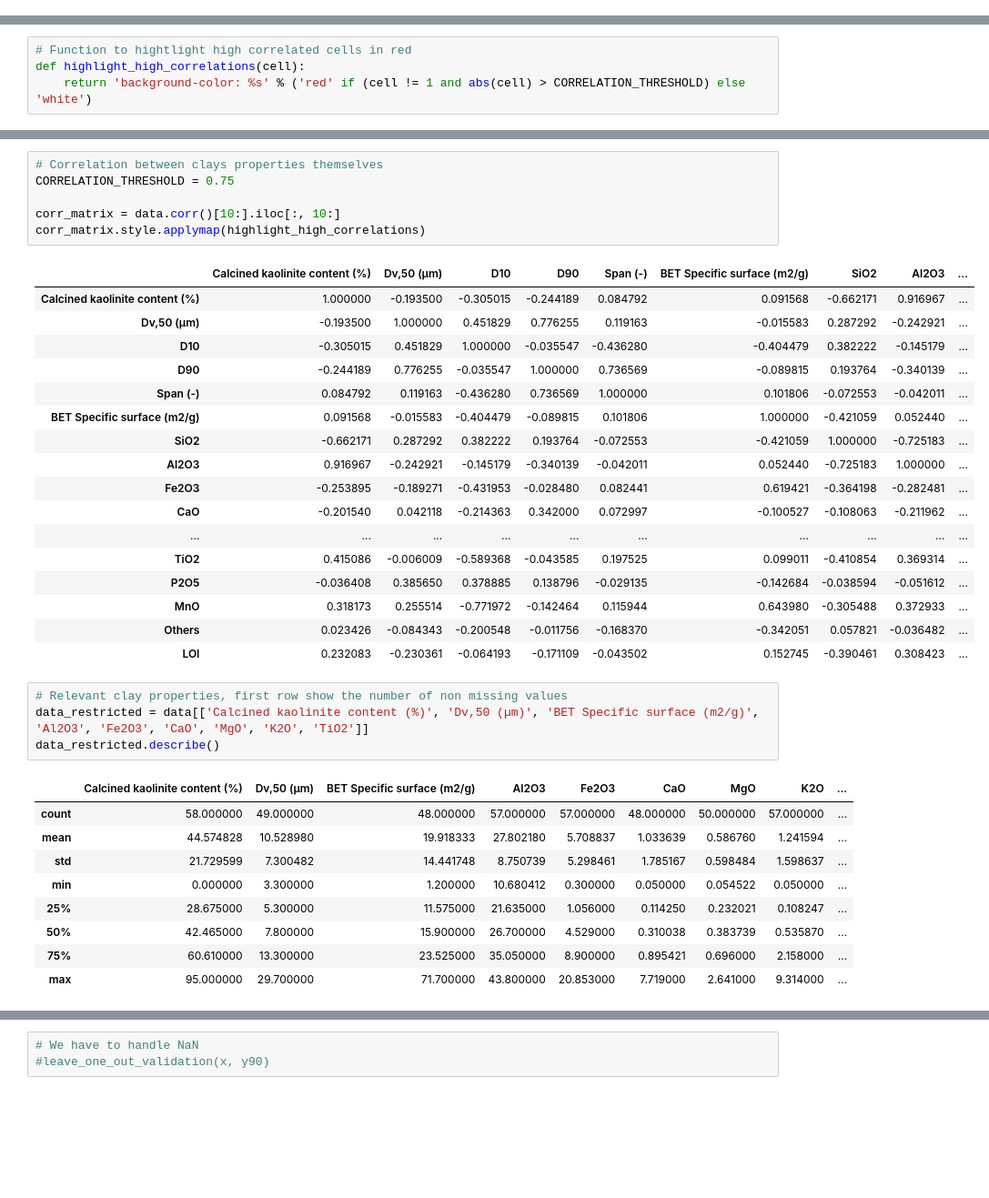
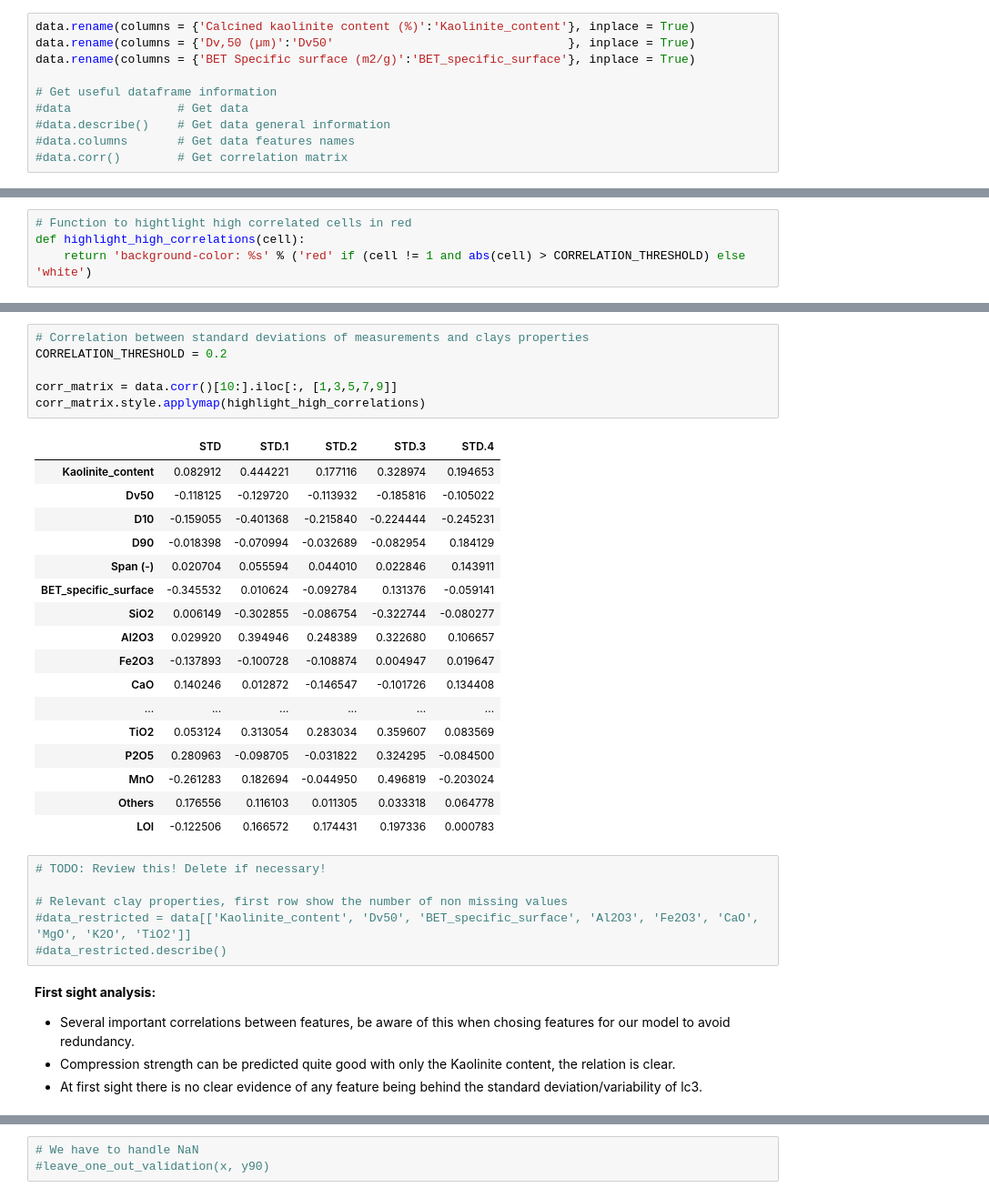
Before and after one commit to frblazquez/LC3, a Jupyter notebook: Project 2/lc3.ipynb, the cells around one changed output, grey strips where cells are left out. Shown: that part at 91% size. Cells and saved outputs as stored; diff of their text form; blank space fills up the shorter version.

Commit message:
WIP: lc3 compression strength predictors

```diff
--- a/Project 2/lc3.ipynb
+++ b/Project 2/lc3.ipynb
@@ -30,0 +26,10 @@ data = pd.read_excel(DATA_PATH, skiprows=[0], na_values=['-'])
+# %%
+data.rename(columns = {'Calcined kaolinite content (%)':'Kaolinite_content'}, inplace = True)
+data.rename(columns = {'Dv,50 (µm)':'Dv50'                                 }, inplace = True)
+data.rename(columns = {'BET Specific surface (m2/g)':'BET_specific_surface'}, inplace = True)
+
+# Get useful dataframe information
+#data               # Get data
+#data.describe()    # Get data general information
+#data.columns       # Get data features names
+#data.corr()        # Get correlation matrix
@@ -88,38 +136,36 @@ corr_matrix.style.applymap(highlight_high_correlations)
 # %%
-# Correlation between clays properties themselves
-CORRELATION_THRESHOLD = 0.75
+# Correlation between standard deviations of measurements and clays properties
+CORRELATION_THRESHOLD = 0.2
 
-corr_matrix = data.corr()[10:].iloc[:, 10:]
+corr_matrix = data.corr()[10:].iloc[:, [1,3,5,7,9]]
 corr_matrix.style.applymap(highlight_high_correlations)
 # %% [output]
-|  | Calcined kaolinite content (%) | Dv,50 (µm) | D10 | D90 | Span (-) | BET Specific surface (m2/g) | SiO2 | Al2O3 | ... |
-| Calcined kaolinite content (%) | 1.000000 | -0.193500 | -0.305015 | -0.244189 | 0.084792 | 0.091568 | -0.662171 | 0.916967 | ... |
-| Dv,50 (µm) | -0.193500 | 1.000000 | 0.451829 | 0.776255 | 0.119163 | -0.015583 | 0.287292 | -0.242921 | ... |
-| D10 | -0.305015 | 0.451829 | 1.000000 | -0.035547 | -0.436280 | -0.404479 | 0.382222 | -0.145179 | ... |
-| D90 | -0.244189 | 0.776255 | -0.035547 | 1.000000 | 0.736569 | -0.089815 | 0.193764 | -0.340139 | ... |
-| Span (-) | 0.084792 | 0.119163 | -0.436280 | 0.736569 | 1.000000 | 0.101806 | -0.072553 | -0.042011 | ... |
-| BET Specific surface (m2/g) | 0.091568 | -0.015583 | -0.404479 | -0.089815 | 0.101806 | 1.000000 | -0.421059 | 0.052440 | ... |
-| SiO2 | -0.662171 | 0.287292 | 0.382222 | 0.193764 | -0.072553 | -0.421059 | 1.000000 | -0.725183 | ... |
-| Al2O3 | 0.916967 | -0.242921 | -0.145179 | -0.340139 | -0.042011 | 0.052440 | -0.725183 | 1.000000 | ... |
-| Fe2O3 | -0.253895 | -0.189271 | -0.431953 | -0.028480 | 0.082441 | 0.619421 | -0.364198 | -0.282481 | ... |
-| CaO | -0.201540 | 0.042118 | -0.214363 | 0.342000 | 0.072997 | -0.100527 | -0.108063 | -0.211962 | ... |
-| ... | ... | ... | ... | ... | ... | ... | ... | ... | ... |
-| TiO2 | 0.415086 | -0.006009 | -0.589368 | -0.043585 | 0.197525 | 0.099011 | -0.410854 | 0.369314 | ... |
-| P2O5 | -0.036408 | 0.385650 | 0.378885 | 0.138796 | -0.029135 | -0.142684 | -0.038594 | -0.051612 | ... |
-| MnO | 0.318173 | 0.255514 | -0.771972 | -0.142464 | 0.115944 | 0.643980 | -0.305488 | 0.372933 | ... |
-| Others | 0.023426 | -0.084343 | -0.200548 | -0.011756 | -0.168370 | -0.342051 | 0.057821 | -0.036482 | ... |
-| LOI | 0.232083 | -0.230361 | -0.064193 | -0.171109 | -0.043502 | 0.152745 | -0.390461 | 0.308423 | ... |
+|  | STD | STD.1 | STD.2 | STD.3 | STD.4 |
+| Kaolinite_content | 0.082912 | 0.444221 | 0.177116 | 0.328974 | 0.194653 |
+| Dv50 | -0.118125 | -0.129720 | -0.113932 | -0.185816 | -0.105022 |
+| D10 | -0.159055 | -0.401368 | -0.215840 | -0.224444 | -0.245231 |
+| D90 | -0.018398 | -0.070994 | -0.032689 | -0.082954 | 0.184129 |
+| Span (-) | 0.020704 | 0.055594 | 0.044010 | 0.022846 | 0.143911 |
+| BET_specific_surface | -0.345532 | 0.010624 | -0.092784 | 0.131376 | -0.059141 |
+| SiO2 | 0.006149 | -0.302855 | -0.086754 | -0.322744 | -0.080277 |
+| Al2O3 | 0.029920 | 0.394946 | 0.248389 | 0.322680 | 0.106657 |
+| Fe2O3 | -0.137893 | -0.100728 | -0.108874 | 0.004947 | 0.019647 |
+| CaO | 0.140246 | 0.012872 | -0.146547 | -0.101726 | 0.134408 |
+| ... | ... | ... | ... | ... | ... |
+| TiO2 | 0.053124 | 0.313054 | 0.283034 | 0.359607 | 0.083569 |
+| P2O5 | 0.280963 | -0.098705 | -0.031822 | 0.324295 | -0.084500 |
+| MnO | -0.261283 | 0.182694 | -0.044950 | 0.496819 | -0.203024 |
+| Others | 0.176556 | 0.116103 | 0.011305 | 0.033318 | 0.064778 |
+| LOI | -0.122506 | 0.166572 | 0.174431 | 0.197336 | 0.000783 |
 # %%
+# TODO: Review this! Delete if necessary!
+
 # Relevant clay properties, first row show the number of non missing values
-data_restricted = data[['Calcined kaolinite content (%)', 'Dv,50 (µm)', 'BET Specific surface (m2/g)', 'Al2O3', 'Fe2O3', 'CaO', 'MgO', 'K2O', 'TiO2']]
-data_restricted.describe()
+#data_restricted = data[['Kaolinite_content', 'Dv50', 'BET_specific_surface', 'Al2O3', 'Fe2O3', 'CaO', 'MgO', 'K2O', 'TiO2']]
+#data_restricted.describe()
-# %% [output]
-|  | Calcined kaolinite content (%) | Dv,50 (µm) | BET Specific surface (m2/g) | Al2O3 | Fe2O3 | CaO | MgO | K2O | ... |
-| count | 58.000000 | 49.000000 | 48.000000 | 57.000000 | 57.000000 | 48.000000 | 50.000000 | 57.000000 | ... |
-| mean | 44.574828 | 10.528980 | 19.918333 | 27.802180 | 5.708837 | 1.033639 | 0.586760 | 1.241594 | ... |
-| std | 21.729599 | 7.300482 | 14.441748 | 8.750739 | 5.298461 | 1.785167 | 0.598484 | 1.598637 | ... |
-| min | 0.000000 | 3.300000 | 1.200000 | 10.680412 | 0.300000 | 0.050000 | 0.054522 | 0.050000 | ... |
-| 25% | 28.675000 | 5.300000 | 11.575000 | 21.635000 | 1.056000 | 0.114250 | 0.232021 | 0.108247 | ... |
-| 50% | 42.465000 | 7.800000 | 15.900000 | 26.700000 | 4.529000 | 0.310038 | 0.383739 | 0.535870 | ... |
-| 75% | 60.610000 | 13.300000 | 23.525000 | 35.050000 | 8.900000 | 0.895421 | 0.696000 | 2.158000 | ... |
-| max | 95.000000 | 29.700000 | 71.700000 | 43.800000 | 20.853000 | 7.719000 | 2.641000 | 9.314000 | ... |
+# %% [markdown]
+**First sight analysis:**
+
+* Several important correlations between features, be aware of this when chosing features for our model to avoid redundancy.
+* Compression strength can be predicted quite good with only the Kaolinite content, the relation is clear.
+* At first sight there is no clear evidence of any feature being behind the standard deviation/variability of lc3.
```
Also changed, not shown: parts of 22 cells of this notebook.
